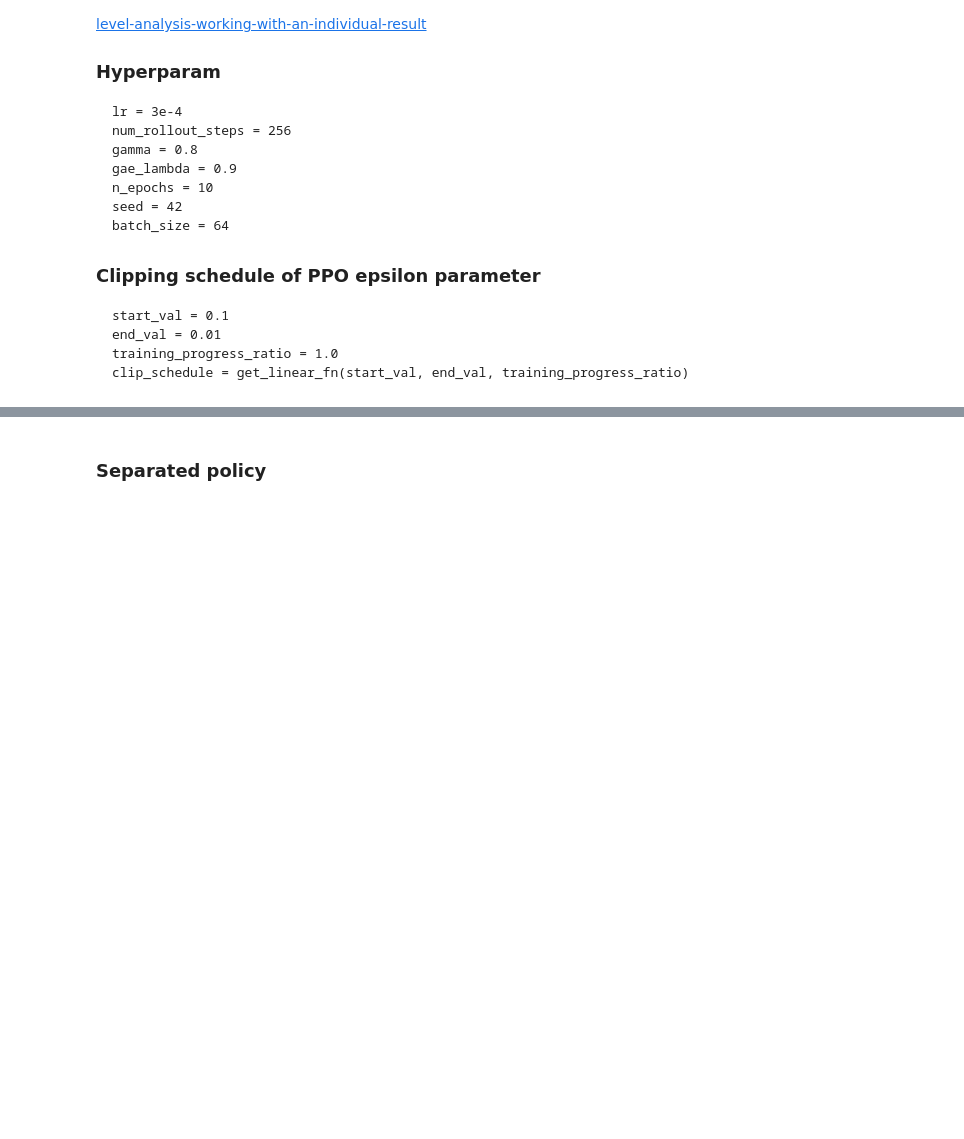
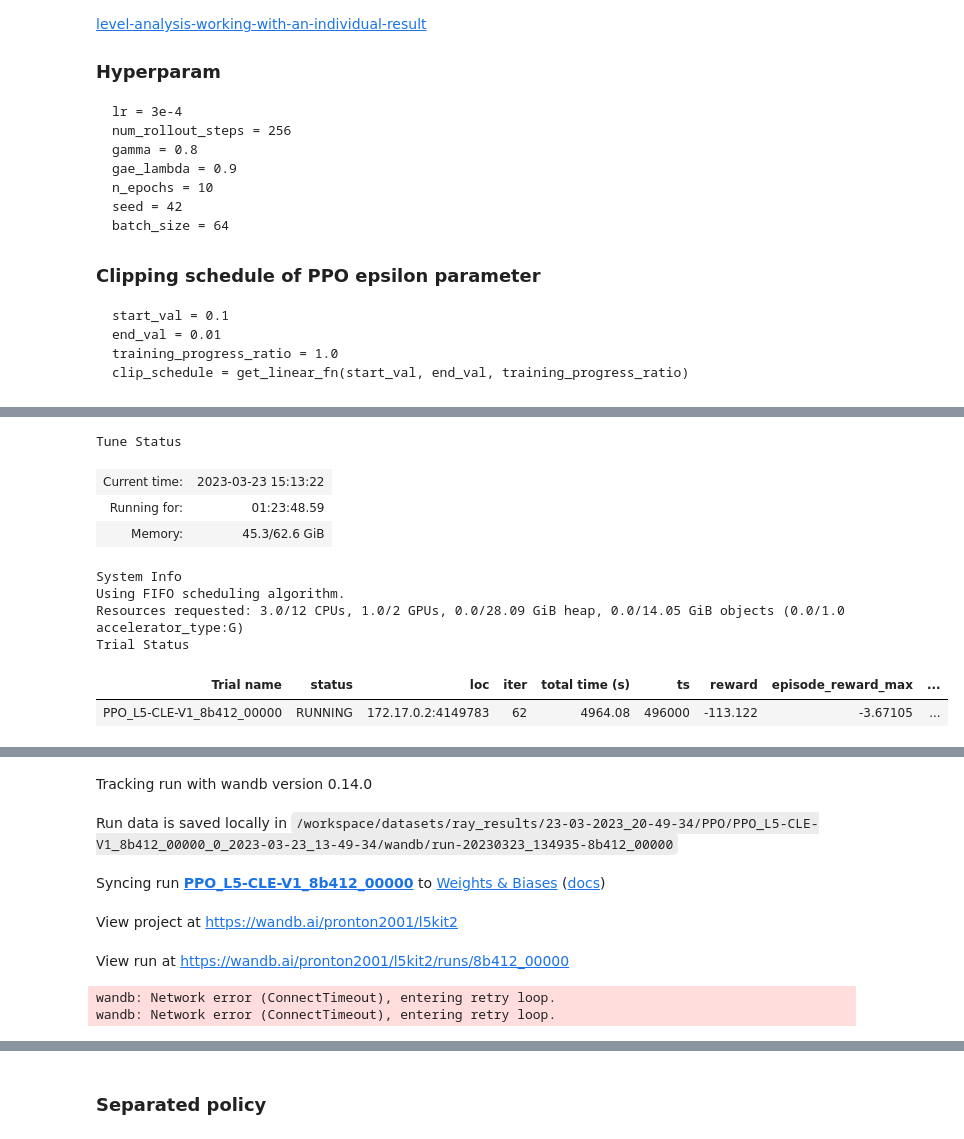
Before and after one commit to Pronton2001/rlhf-car, a Jupyter notebook: rllib_ppo_policy_training.ipynb, the cells around one changed output, grey strips where cells are left out. Cells and saved outputs as stored; diff of their text form; code cells hidden in the pictures; blank space fills up the shorter version.

```diff
--- a/rllib_ppo_policy_training.ipynb
+++ b/rllib_ppo_policy_training.ipynb
@@ -421,0 +226,73 @@ result_grid = tune.Tuner(
+# %%
+import ray
+from ray import air, tune
+hcmTz = pytz.timezone("Asia/Ho_Chi_Minh")
+date = datetime.datetime.now(hcmTz).strftime("%d-%m-%Y_%H-%M-%S")
+ray_result_logdir = '/workspace/datasets/ray_results/' + date
+
+train_envs = 4
+lr = 3e-3
+lr_start = 3e-4
+lr_end = 3e-5
+lr_time = int(4e6)
+
+config_param_space = {
+    "env": "L5-CLE-V1",
+    "framework": "tf",
+    "num_gpus": 1,
+    "num_workers": 2,
+    "num_envs_per_worker": train_envs,
+    # "model": {
+    #     "custom_model": "GN_CNN_torch_model",
+    #     "custom_model_config": {'feature_dim':128},
+    # },
+
+    'model' : {
+            # "dim": 84,
+            # "conv_filters" : [[64, [7,7], 3], [32, [11,11], 3], [32, [11,11], 3]],
+            # "conv_activation": "relu",
+            "post_fcnet_hiddens": [256],
+            "post_fcnet_activation": "relu",
+            "vf_share_layers": False,
+    },
+
+    '_disable_preprocessor_api': True,
+     "eager_tracing": True,
+     "restart_failed_sub_environments": True,
+    "lr": lr,
+    'seed': 42,
+    "lr_schedule": [
+        [1e6, lr_start],
+        [2e6, lr_end],
+    ],
+    'train_batch_size': 8000,
+    'sgd_minibatch_size': 1024,
+    'num_sgd_iter': 16,
+    'seed': 42,
+    'batch_mode': 'truncate_episodes',
+    # "rollout_fragment_length": 32,
+    'gamma': 0.8,
+}
+
+result_grid = tune.Tuner(
+    "PPO",
+    run_config=air.RunConfig(
+        stop={"episode_reward_mean": 0, 'timesteps_total': int(6e6)},
+        local_dir=ray_result_logdir,
+        checkpoint_config=air.CheckpointConfig(num_to_keep=4,
+                                               checkpoint_frequency = 10,
+                                               checkpoint_score_attribute = 'episode_reward_mean'),
+        callbacks=[WandbLoggerCallback(project="l5kit2", save_checkpoints=True),],
+        ),
+    param_space=config_param_space).fit()
+# %% [output]
+Tune Status
+| Current time: | 2023-03-23 15:13:22 |
+| Running for: | 01:23:48.59 |
+| Memory: | 45.3/62.6 GiB |
+System Info
+Using FIFO scheduling algorithm.
+Resources requested: 3.0/12 CPUs, 1.0/2 GPUs, 0.0/28.09 GiB heap, 0.0/14.05 GiB objects (0.0/1.0 accelerator_type:G)
+Trial Status
+| Trial name | status | loc | iter | total time (s) | ts | reward | episode_reward_max | ... |
+| PPO_L5-CLE-V1_8b412_00000 | RUNNING | 172.17.0.2:4149783 | 62 | 4964.08 | 496000 | -113.122 | -3.67105 | ... |
@@ -421,0 +302,7 @@ result_grid = tune.Tuner(
+Tracking run with wandb version 0.14.0
+Run data is saved locally in /workspace/datasets/ray_results/23-03-2023_20-49-34/PPO/PPO_L5-CLE-V1_8b412_00000_0_2023-03-23_13-49-34/wandb/run-20230323_134935-8b412_00000
+Syncing run PPO_L5-CLE-V1_8b412_00000 to Weights & Biases (docs)
+View project at https://wandb.ai/pronton2001/l5kit2
+View run at https://wandb.ai/pronton2001/l5kit2/runs/8b412_00000
+wandb: Network error (ConnectTimeout), entering retry loop.
+wandb: Network error (ConnectTimeout), entering retry loop.
```
Also changed, not shown: parts of 40 cells of this notebook, 11 other files.
